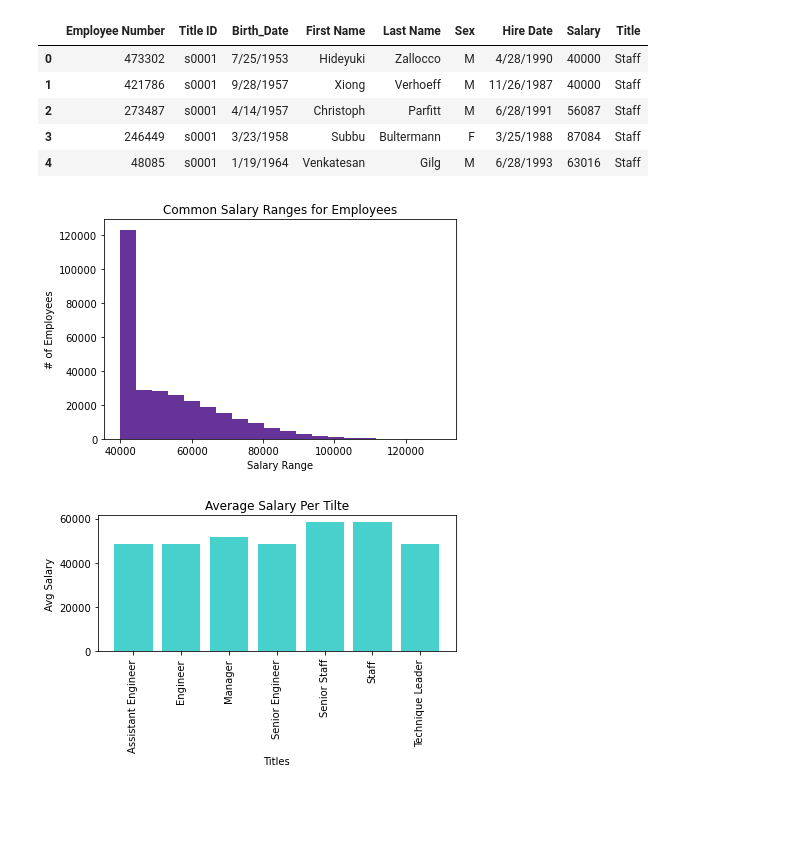
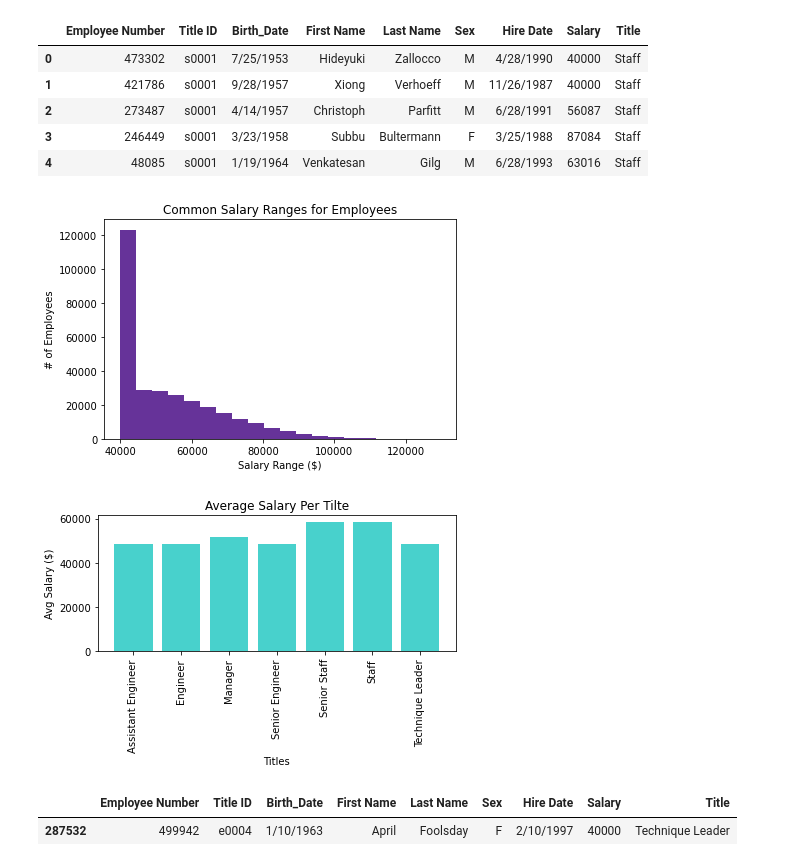
Before and after one commit to pspitzer86/SQL-Challenge, a Jupyter notebook: EmployeeSQL/Boss_Thwarted.ipynb, the cells around one changed output. Cells and saved outputs as stored; diff of their text form; code cells hidden in the pictures; blank space fills up the shorter version.

```diff
--- a/EmployeeSQL/Boss_Thwarted.ipynb
+++ b/EmployeeSQL/Boss_Thwarted.ipynb
@@ -64,19 +64,19 @@ merged_all.head()
 # %%
 salaries = merged_all['Salary']
 
 plt.hist(salaries, bins = 20, color = 'rebeccapurple', histtype='bar')
 
 plt.title('Common Salary Ranges for Employees')
-plt.xlabel('Salary Range')
+plt.xlabel('Salary Range ($)')
 plt.ylabel('# of Employees')
 
 output_image = f'Output/Common_Sal_for_Emp.png'
 plt.tight_layout()
 plt.savefig(output_image)
 
 plt.show()
 # %% [output]
-[figure, old version]
+[figure, new version]
 # %%
 avg_sal_per_title = merged_all.groupby("Title")["Salary"].mean()
 titles = avg_sal_per_title.index
@@ -85,7 +85,7 @@ plt.bar(titles, avg_sal_per_title, align = 'center', color = 'mediumturquoise')
 
 plt.title("Average Salary Per Tilte")
 plt.xlabel("Titles")
-plt.ylabel("Avg Salary")
+plt.ylabel("Avg Salary ($)")
 
 plt.xticks(rotation = 90)
 
@@ -95,4 +95,10 @@ plt.savefig(output_image)
 
 plt.show()
 # %% [output]
-[figure, old version]
+[figure, new version]
+# %%
+my_id = merged_all.loc[merged_all["Employee Number"] == 499942]
+my_id
+# %% [output]
+|  | Employee Number | Title ID | Birth_Date | First Name | Last Name | Sex | Hire Date | Salary | Title |
+| 287532 | 499942 | e0004 | 1/10/1963 | April | Foolsday | F | 2/10/1997 | 40000 | Technique Leader |
```
